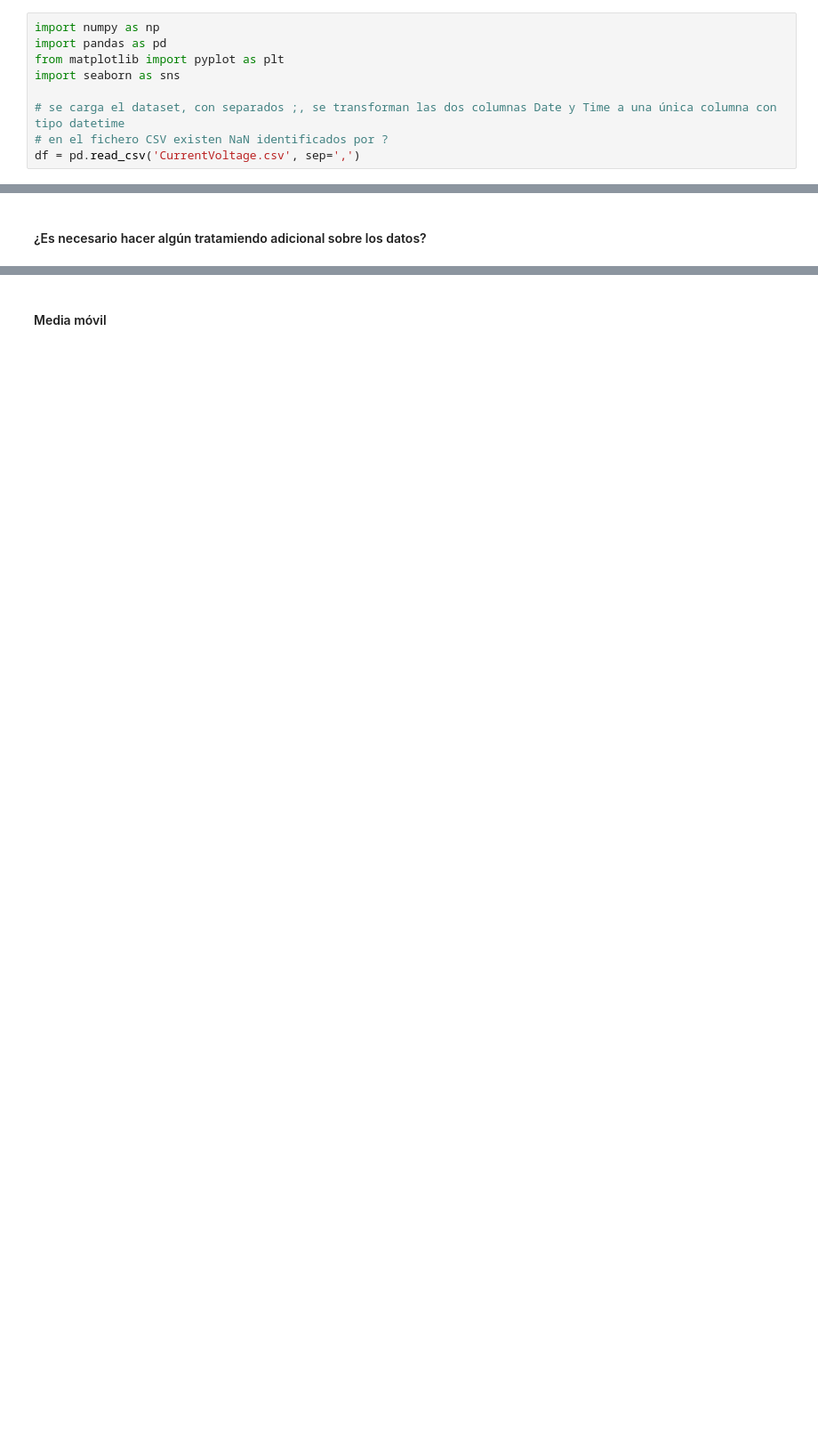
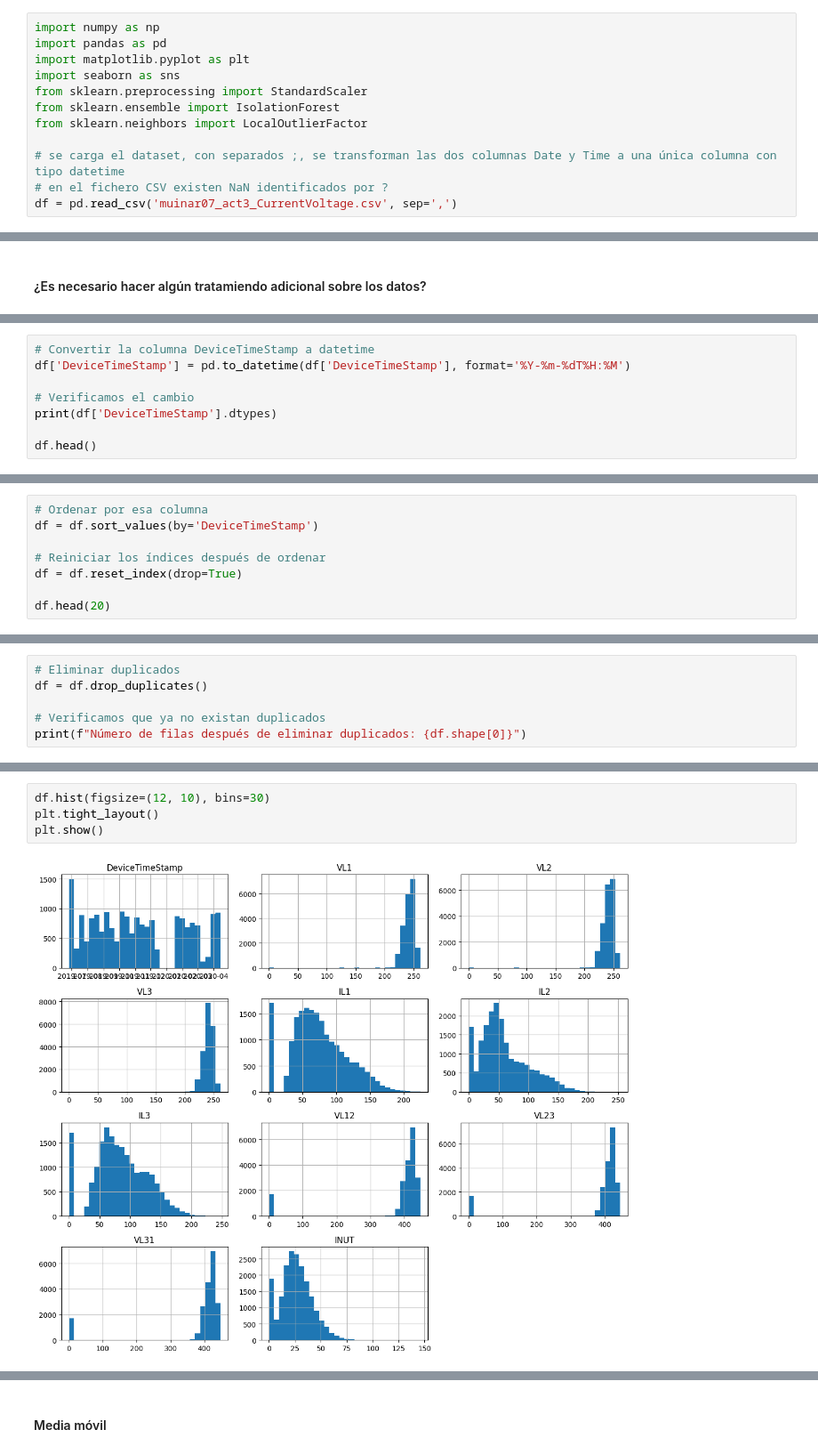
Before and after one commit to abulnes16/activity-3-unsupervised-learning, a Jupyter notebook: muinar07_act3_Notebook.ipynb, the cells around one changed output, grey strips where cells are left out. Shown at 89% size. Drawn from its saved outputs; the diff is of its cells as text; blank space fills up the shorter version.

Commit message:
se realiza la primera parte de la actividad que corresponde a aplicar deteccion de anomalias aplicando Z-score, media movil, LOFA, Isolation Forest

```diff
--- a/muinar07_act3_Notebook.ipynb
+++ b/muinar07_act3_Notebook.ipynb
@@ -61,9 +65,12 @@ Voltaje de corriente:
 # %%
 import numpy as np
 import pandas as pd
-from matplotlib import pyplot as plt
+import matplotlib.pyplot as plt
 import seaborn as sns
+from sklearn.preprocessing import StandardScaler
+from sklearn.ensemble import IsolationForest
+from sklearn.neighbors import LocalOutlierFactor
 
 # se carga el dataset, con separados ;, se transforman las dos columnas Date y Time a una única columna con tipo datetime
 # en el fichero CSV existen NaN identificados por ?
-df = pd.read_csv('CurrentVoltage.csv', sep=',')
+df = pd.read_csv('muinar07_act3_CurrentVoltage.csv', sep=',')
@@ -87,0 +234,8 @@ df = pd.read_csv('CurrentVoltage.csv', sep=',')
+# %%
+# Convertir la columna DeviceTimeStamp a datetime
+df['DeviceTimeStamp'] = pd.to_datetime(df['DeviceTimeStamp'], format='%Y-%m-%dT%H:%M')
+
+# Verificamos el cambio
+print(df['DeviceTimeStamp'].dtypes)
+
+df.head()
@@ -87,0 +250,8 @@ df = pd.read_csv('CurrentVoltage.csv', sep=',')
+# %%
+# Ordenar por esa columna
+df = df.sort_values(by='DeviceTimeStamp')
+
+# Reiniciar los índices después de ordenar
+df = df.reset_index(drop=True)
+
+df.head(20)
@@ -87,0 +286,6 @@ df = pd.read_csv('CurrentVoltage.csv', sep=',')
+# %%
+# Eliminar duplicados
+df = df.drop_duplicates()
+
+# Verificamos que ya no existan duplicados
+print(f"Número de filas después de eliminar duplicados: {df.shape[0]}")
@@ -87,0 +362,6 @@ df = pd.read_csv('CurrentVoltage.csv', sep=',')
+# %%
+df.hist(figsize=(12, 10), bins=30)
+plt.tight_layout()
+plt.show()
+# %% [output]
+[figure, added]
```
Also changed, not shown: parts of 95 cells of this notebook.
